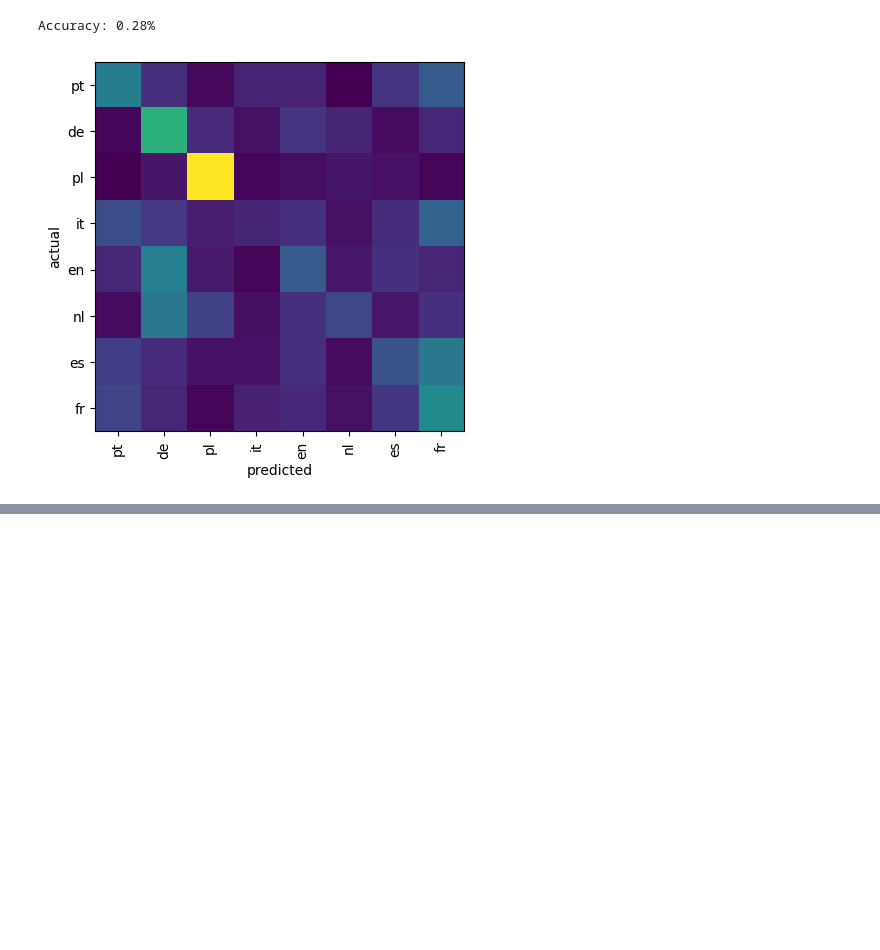
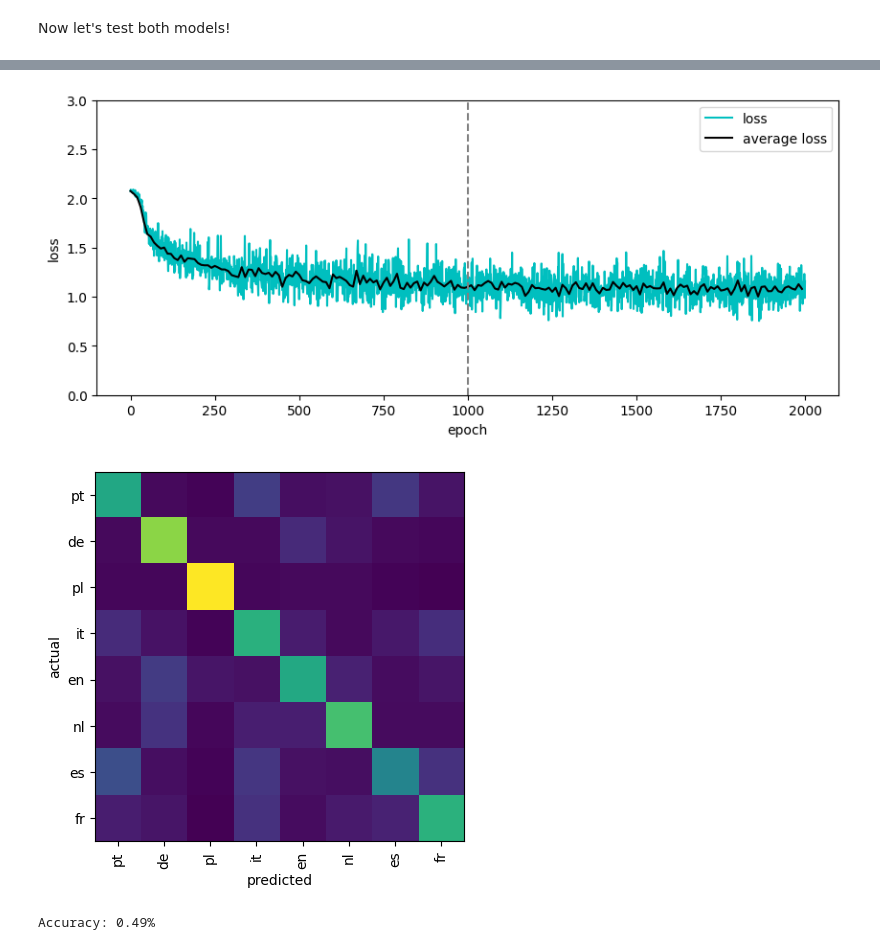
Before and after one commit to jcarlosroldan/road-to-ai, a Jupyter notebook: 014 Attention and dropout.ipynb, the cells around one changed output, grey strips where cells are left out. Saved outputs shown, nothing was run; the diff lists cells and outputs as text; code cells hidden in the pictures; blank space fills up the shorter version.

Commit message:
Finished attention notebook

```diff
--- a/014 Attention and dropout.ipynb
+++ b/014 Attention and dropout.ipynb
@@ -133,0 +125,16 @@ Created model with 211,592 parameters
+# %%
+class MultiHeadAttention(torch.nn.Module):
+	def __init__(self, embed_dim, num_heads, dropout_ratio):
+		super().__init__()
+		self.heads = torch.nn.ModuleList([
+			SimpleAttention(embed_dim, embed_dim // num_heads)
+			for _ in range(num_heads)
+		])
+		self.fc = torch.nn.Linear(embed_dim, embed_dim)
+		self.dropout = Dropout(dropout_ratio)
+
+	def forward(self, x):
+		x = torch.cat([head(x) for head in self.heads], dim=-1)
+		x = self.fc(x)
+		x = self.dropout(x)
+		return x
@@ -133,0 +143,27 @@ Created model with 211,592 parameters
+# %%
+class RNN(torch.nn.Module):
+	def __init__(self, input_size, output_size, use_attention=False, emb_dim=128, hidden_size=128, num_heads=4, dropout_ratio=.2):
+		super().__init__()
+		self.hidden_size = hidden_size
+		self.tok_emb = torch.nn.Embedding(input_size, emb_dim)
+		self.pos_emb = torch.nn.Embedding(block_size, emb_dim)
+		self.attention = MultiHeadAttention(emb_dim, num_heads, dropout_ratio) if use_attention else None
+		self.i2h = torch.nn.Linear(emb_dim, hidden_size)
+		self.h2h = torch.nn.Linear(hidden_size, hidden_size)
+		self.h2o = torch.nn.Linear(hidden_size, output_size)
+
+	def forward(self, x):
+		x = self.tok_emb(x) + self.pos_emb(torch.arange(x.size(-1)))
+		if self.attention is not None: x = self.attention(x)
+		hidden = torch.zeros(x.size(0), self.hidden_size, device=device)
+		for i in range(input.size(1)):
+			i = x[:, i]
+			i = self.i2h(i)
+			h = self.h2h(hidden)
+			hidden = (h + i).tanh()
+		return self.h2o(hidden)
+
+model_with_attention = RNN(len(vocabulary), len(languages), use_attention=True).to(device)
+print(f'Created model with attention and {sum(p.numel() for p in model_with_attention.parameters())} parameters')
+model_without_attention = RNN(len(vocabulary), len(languages), use_attention=False, emb_dim=416).to(device)
+print(f'Created model with no attention and {sum(p.numel() for p in model_without_attention.parameters())} parameters')
@@ -187,21 +233,5 @@ plt.axvline(10000, c='gray', linestyle='--');
-# %%
-ix = torch.randint(len(X), (1000,))
-X_test, Y_test = X[ix], Y[ix]
-
-confusion_matrix = torch.zeros(len(languages), len(languages), device=device)
-output = model(X_test).argmax(1)
-for true_label, predicted_label in zip(Y_test, output):
-	confusion_matrix[true_label, predicted_label] += 1
-confusion_matrix /= confusion_matrix.sum(1, keepdim=True)
-
-plt.imshow(confusion_matrix.cpu().numpy())
-plt.xticks(range(len(languages)), languages, rotation=90)
-plt.yticks(range(len(languages)), languages)
-plt.xlabel('predicted')
-plt.ylabel('actual')
-
-accuracy = confusion_matrix.diag().sum().item() / len(Y_test)
-print(f'Accuracy: {100 * accuracy:.2f}%')
-# %% [output]
-Accuracy: 0.28%
-[figure, removed]
+# %% [markdown]
+Now let's test both models!
+# %%
+train_and_evaluate(model_with_attention)
+# %% [output]
@@ -207,0 +255,3 @@ Accuracy: 0.28%
+[figure, added]
+[figure, added]
+Accuracy: 0.49%
```
Also changed, not shown: parts of 21 cells of this notebook.
